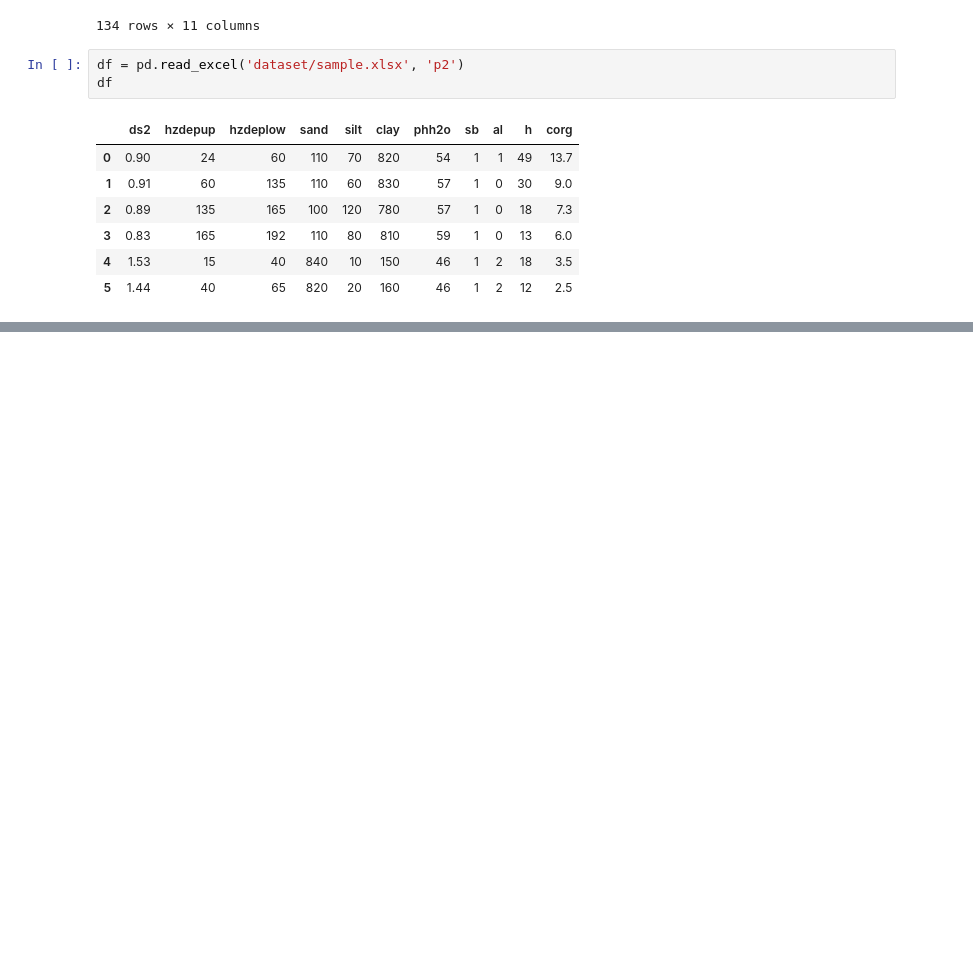
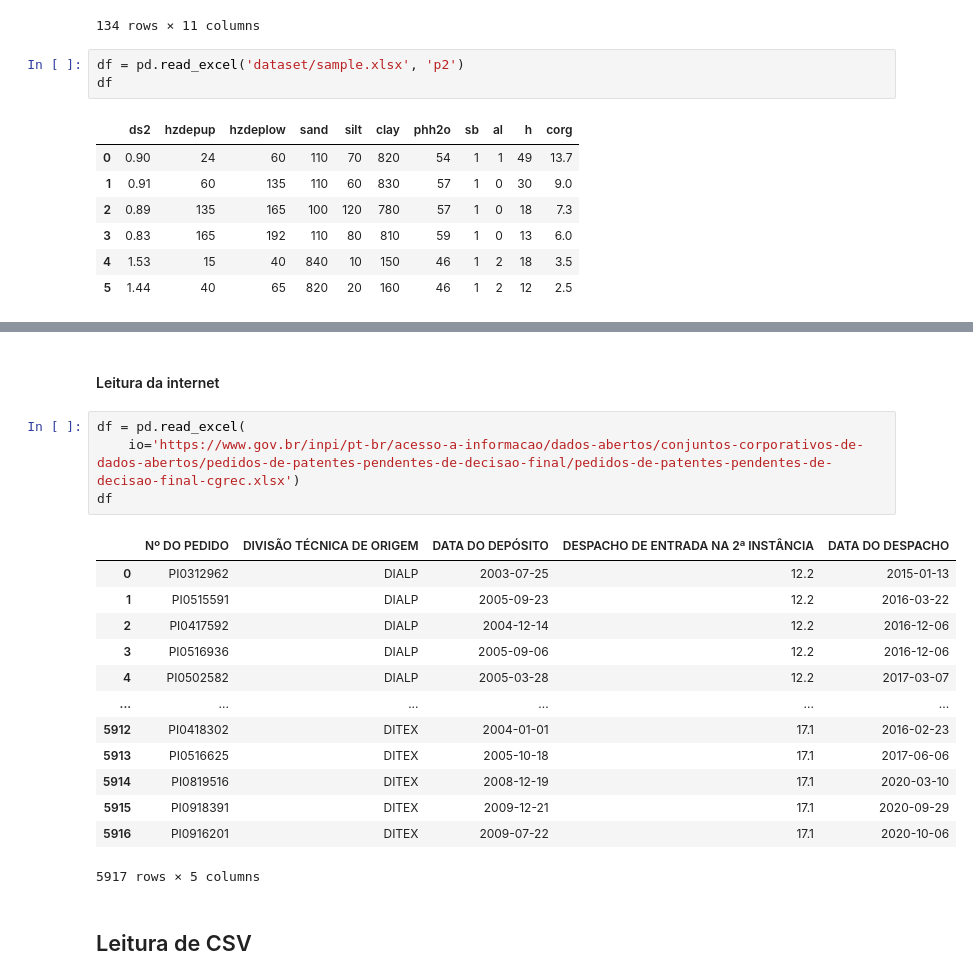
Before and after one commit to robertosgpontes/DataScience, a Jupyter notebook: loadData.ipynb, the cells around one changed output, grey strips where cells are left out. Drawn from its saved outputs; the diff is of its cells as text; blank space fills up the shorter version.

```diff
--- a/loadData.ipynb
+++ b/loadData.ipynb
@@ -58,0 +106,22 @@ df
+# %% [markdown]
+#### Leitura da internet
+# %%
+df = pd.read_excel(
+    io='https://www.gov.br/inpi/pt-br/acesso-a-informacao/dados-abertos/conjuntos-corporativos-de-dados-abertos/pedidos-de-patentes-pendentes-de-decisao-final/pedidos-de-patentes-pendentes-de-decisao-final-cgrec.xlsx')
+df
+# %% [output]
+|  | Nº DO PEDIDO | DIVISÃO TÉCNICA DE ORIGEM | DATA DO DEPÓSITO | DESPACHO DE ENTRADA NA 2ª INSTÂNCIA | DATA DO DESPACHO |
+| 0 | PI0312962 | DIALP | 2003-07-25 | 12.2 | 2015-01-13 |
+| 1 | PI0515591 | DIALP | 2005-09-23 | 12.2 | 2016-03-22 |
+| 2 | PI0417592 | DIALP | 2004-12-14 | 12.2 | 2016-12-06 |
+| 3 | PI0516936 | DIALP | 2005-09-06 | 12.2 | 2016-12-06 |
+| 4 | PI0502582 | DIALP | 2005-03-28 | 12.2 | 2017-03-07 |
+| ... | ... | ... | ... | ... | ... |
+| 5912 | PI0418302 | DITEX | 2004-01-01 | 17.1 | 2016-02-23 |
+| 5913 | PI0516625 | DITEX | 2005-10-18 | 17.1 | 2017-06-06 |
+| 5914 | PI0819516 | DITEX | 2008-12-19 | 17.1 | 2020-03-10 |
+| 5915 | PI0918391 | DITEX | 2009-12-21 | 17.1 | 2020-09-29 |
+| 5916 | PI0916201 | DITEX | 2009-07-22 | 17.1 | 2020-10-06 |
+5917 rows × 5 columns
+# %% [markdown]
+## Leitura de CSV
```
Also changed, not shown: parts of 22 cells of this notebook, 3 other files.
